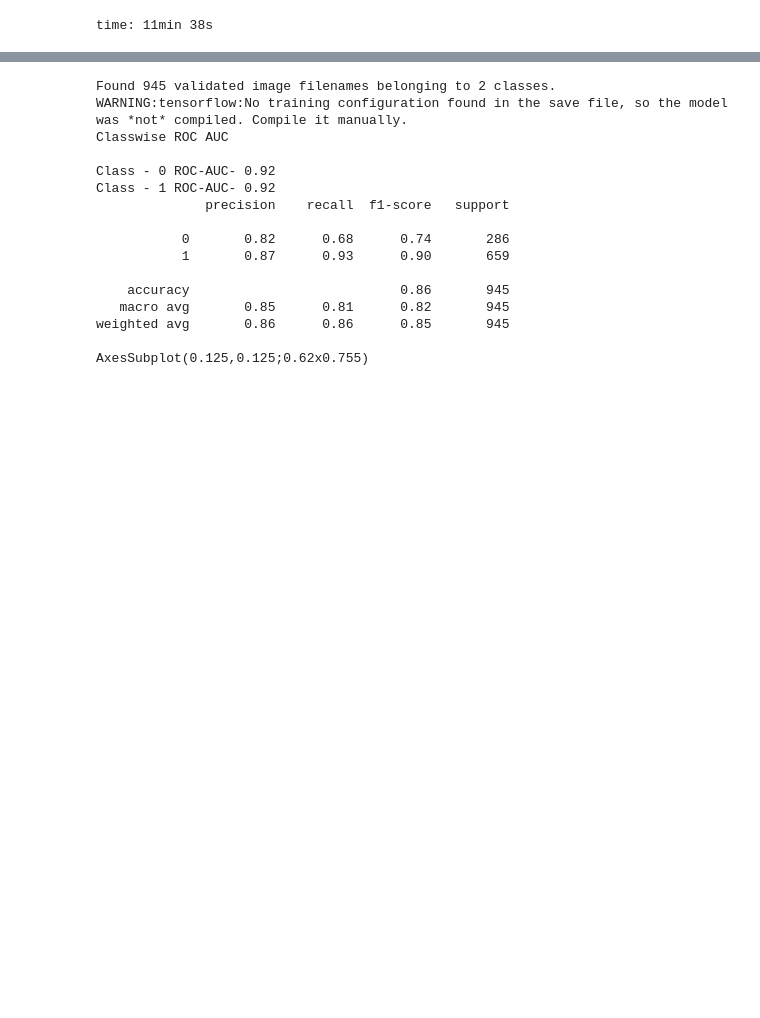
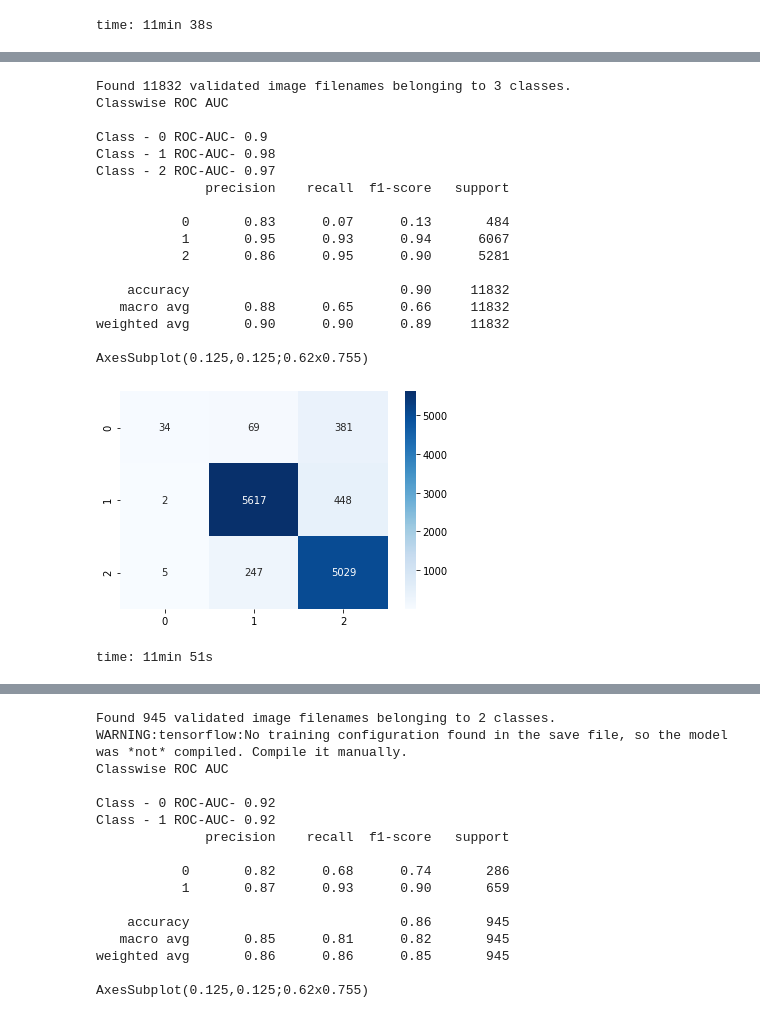
Before and after one commit to Emory-HITI/AI-Vengers, a Jupyter notebook: bias_pred.ipynb, the cells around one changed output, grey strips where cells are left out. Cells and saved outputs as stored; diff of their text form; code cells hidden in the pictures; blank space fills up the shorter version.

Commit message:
Adding Emory CXR Classes

```diff
--- a/bias_pred.ipynb
+++ b/bias_pred.ipynb
@@ -446,0 +542,71 @@ time: 11min 38s
+# %%
+from PIL import ImageFile
+
+# Emory CXR EfficientNet Class
+class Emory_CXR_C_EfficientNet(Model):
+    def __init__(self, model_path, data_path):
+        self.model_path = model_path
+        self.data_path = data_path
+
+    def load_data(self, img_width, img_height, batch_size):
+        ImageFile.LOAD_TRUNCATED_IMAGES = True
+        validation_df = pd.read_csv(self.data_path)
+        validation_df = validation_df[validation_df.Race.isin(['ASIAN','BLACK/AFRICAN AMERICAN','WHITE'])]
+        validation_df = validation_df[~validation_df.hiti_path.str.contains('406e0996e5f1cf082487d7d096574d10b46c0c52710222a4884db1cc|dd97e997cc2a4166dc6e192cb62e29553aa28f4671d98c9577e32cfd|6224290209c45bb2b3e07b3b3a27778d1d10f7953567b3c59158e099')]
+
+        validate_gen = tf.keras.preprocessing.image.ImageDataGenerator()
+        validate_batches = validate_gen.flow_from_dataframe(validation_df,
+                                                            directory= None,
+                                                            x_col='hiti_path', y_col='Race',
+                                                            class_mode='categorical',
+                                                            target_size=(img_height, img_width), shuffle=False,
+                                                            batch_size=batch_size, dtype='float32')
+        val_epoch = math.ceil(len(validation_df)/batch_size)
+        return (validate_batches, val_epoch)
+
+
+    def load_model(self):
+        model = tf.keras.models.load_model(self.model_path)
+        return (model)
+
+    def calculate_inference(self, img_width, img_height, batch_size):
+        validate_batches, val_epoch = self.load_data(img_width=img_width, img_height=img_height,
+                                                     batch_size=batch_size)
+        model = self.load_model()
+
+        result = model.predict(validate_batches, val_epoch)
+        labels = np.argmax(result, axis=1)
+
+        print ('Classwise ROC AUC \n')
+        for p in list(set(labels)):
+            fpr, tpr, thresholds = roc_curve(validate_batches.classes, result[:,p], pos_label = p)
+            auroc = round(auc(fpr, tpr), 2)
+            print ('Class - {} ROC-AUC- {}'.format(p, auroc))
+
+        print (classification_report(validate_batches.classes, labels))
+        class_matrix = confusion_matrix(validate_batches.classes, labels)
+        return (sns.heatmap(class_matrix, annot=True, fmt='d', cmap='Blues'))
+
+ecxr_eff = Emory_CXR_C_EfficientNet(model_path='./models/Emory_CXR/Three_classes/EfficientNet/Emory_CXR_three_classes_EfficientNet.h5',
+                          data_path='./test_data/Emory_CXR_test_censored.csv')
+print (ecxr_eff.calculate_inference(img_height=320, img_width=320, batch_size=64))
+# %% [output]
+Found 11832 validated image filenames belonging to 3 classes.
+Classwise ROC AUC
+
+Class - 0 ROC-AUC- 0.9
+Class - 1 ROC-AUC- 0.98
+Class - 2 ROC-AUC- 0.97
+              precision    recall  f1-score   support
+
+           0       0.83      0.07      0.13       484
+           1       0.95      0.93      0.94      6067
+           2       0.86      0.95      0.90      5281
+
+    accuracy                           0.90     11832
+   macro avg       0.88      0.65      0.66     11832
+weighted avg       0.90      0.90      0.89     11832
+
+AxesSubplot(0.125,0.125;0.62x0.755)
+[figure, added]
+time: 11min 51s
```
Also changed, not shown: parts of 7 cells of this notebook.
